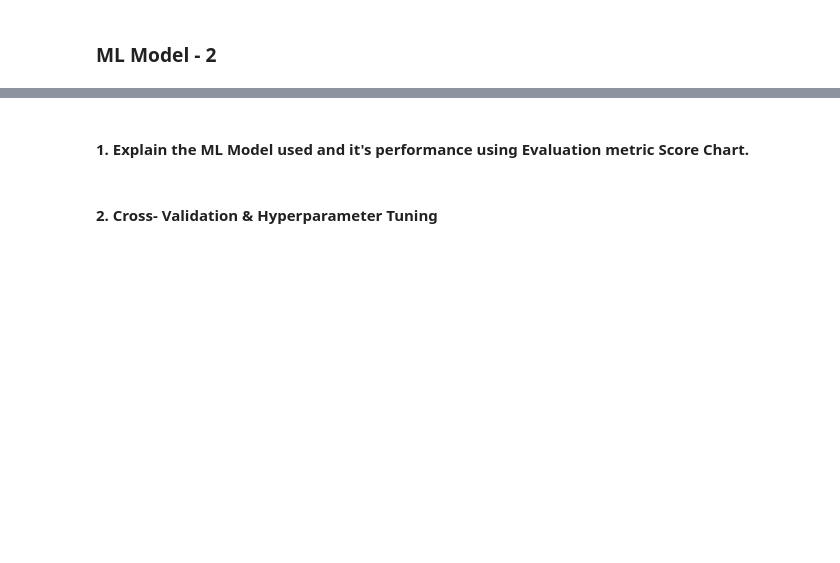
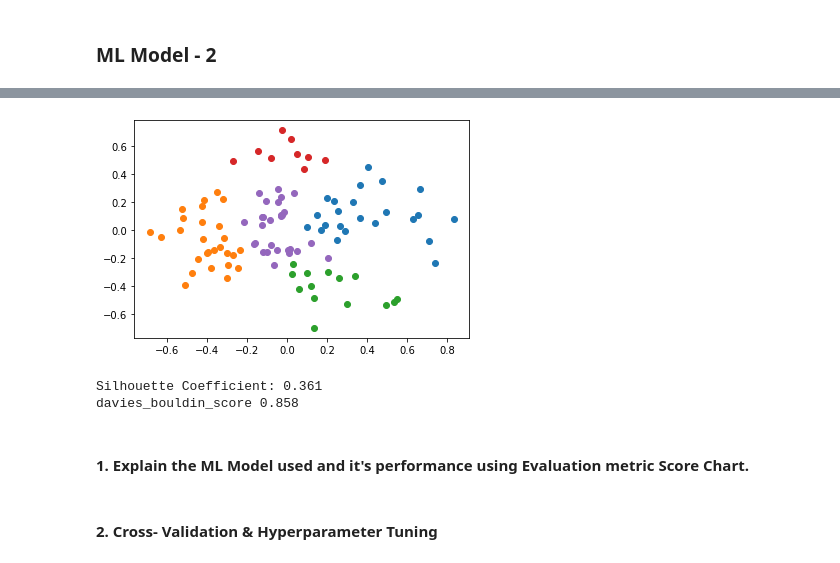
Before and after one commit to saumyadash9/Zomato-Restaurant-Clustering-And-Sentiment-Analysis, a Jupyter notebook: Saumya_Dash_Zomato_Restaurant_Clustering_And_Sentiment_Analysis.ipynb, the cells around one changed output, grey strips where cells are left out. Cells and saved outputs as stored; diff of their text form; code cells hidden in the pictures; blank space fills up the shorter version.

```diff
--- a/Saumya_Dash_Zomato_Restaurant_Clustering_And_Sentiment_Analysis.ipynb
+++ b/Saumya_Dash_Zomato_Restaurant_Clustering_And_Sentiment_Analysis.ipynb
@@ -1755,3 +1807,39 @@ Answer Here.
+# %%
+# agglomerative clustering
+from numpy import unique
+from numpy import where
+from sklearn.datasets import make_classification
+from sklearn.cluster import AgglomerativeClustering
+from matplotlib import pyplot
+# define dataset
+
+# define the model
+model = AgglomerativeClustering(n_clusters=5)
+# fit model and predict clusters
+yhat = model.fit_predict(transformed_df)
+# retrieve unique clusters
+clusters = unique(yhat)
+# create scatter plot for samples from each cluster
+for cluster in clusters:
+	# get row indexes for samples with this cluster
+	row_ix = where(yhat == cluster)
+	# create scatter of these samples
+	pyplot.scatter(transformed_df[row_ix, 0], transformed_df[row_ix, 1])
+# show the plot
+pyplot.show()
+#Evaluation
+
+#Silhouette Coefficient
+print("Silhouette Coefficient: %0.3f"%silhouette_score(transformed_df,yhat, metric='euclidean'))
+
+#davies_bouldin_score of our clusters
+from sklearn.metrics import davies_bouldin_score
+davies_bouldin_score(transformed_df, yhat)
+print("davies_bouldin_score %0.3f"%davies_bouldin_score(transformed_df, yhat))
+# %% [output]
+[figure, added]
+Silhouette Coefficient: 0.361
+davies_bouldin_score 0.858
 # %% [markdown]
 #### 1. Explain the ML Model used and it's performance using Evaluation metric Score Chart.
 # %%
```
Also changed, not shown: parts of 16 cells of this notebook.
